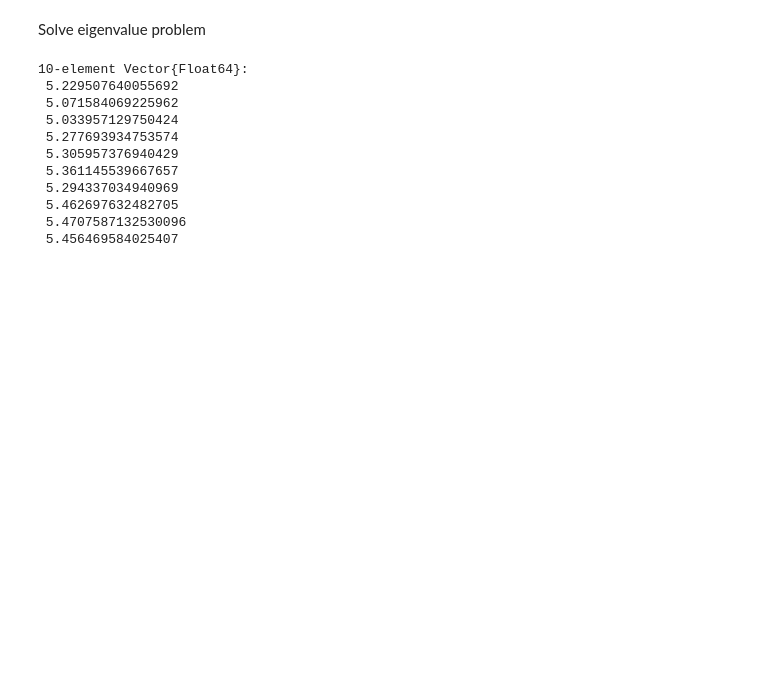
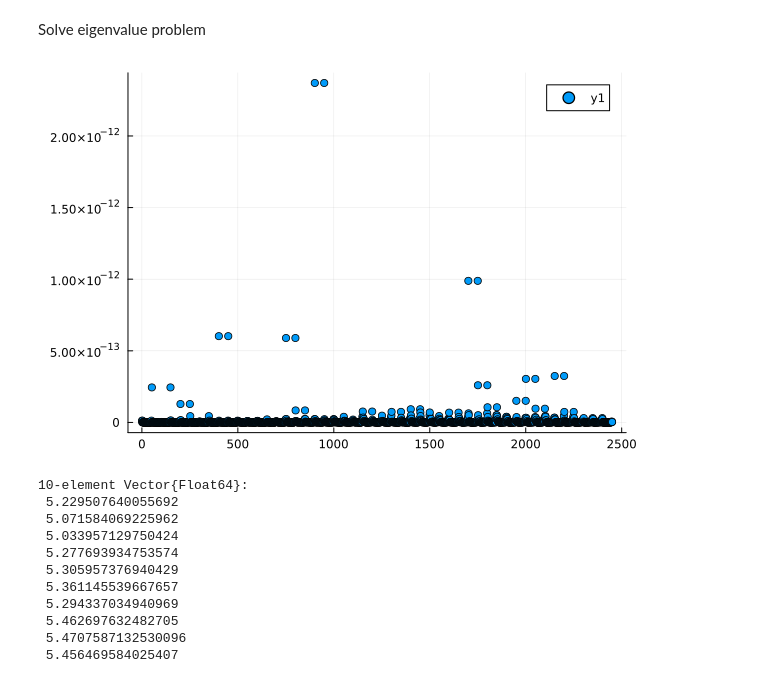
Before and after one commit to mendzmartin/ElectronNuclear_Coupling_Dynamics, a Jupyter notebook: codes/03_Code_auxiliary_tests.ipynb, the cells around one changed output. Drawn from its saved outputs; the diff is of its cells as text; code cells hidden in the pictures; blank space fills up the shorter version.

```diff
--- a/codes/03_Code_auxiliary_tests.ipynb
+++ b/codes/03_Code_auxiliary_tests.ipynb
@@ -52,10 +52,14 @@ Set Electron-Nuclear potential
 # %% [markdown]
 Solve eigenvalue problem
 # %%
-nevH=10;
+nevH=50;
 probH_2D=EigenProblem(aH_2D,bH_2D,UHre_2D,VHre_2D;nev=nevH,tol=10^(-9),maxiter=300,explicittransform=:none,sigma=-10.0);
 # %%
 ϵH_2D,ϕH_2D=solve(probH_2D);
+# %%
+scatter(OrthoCheck(ϕH_2D,UHre_2D,dΩ_2D))
+# %% [output]
+[figure, added]
 # %%
 # Escribimos autovectores para visualizar externamente
 write_data=true;
```
Also changed, not shown: parts of 2 cells of this notebook, 21 other files.
